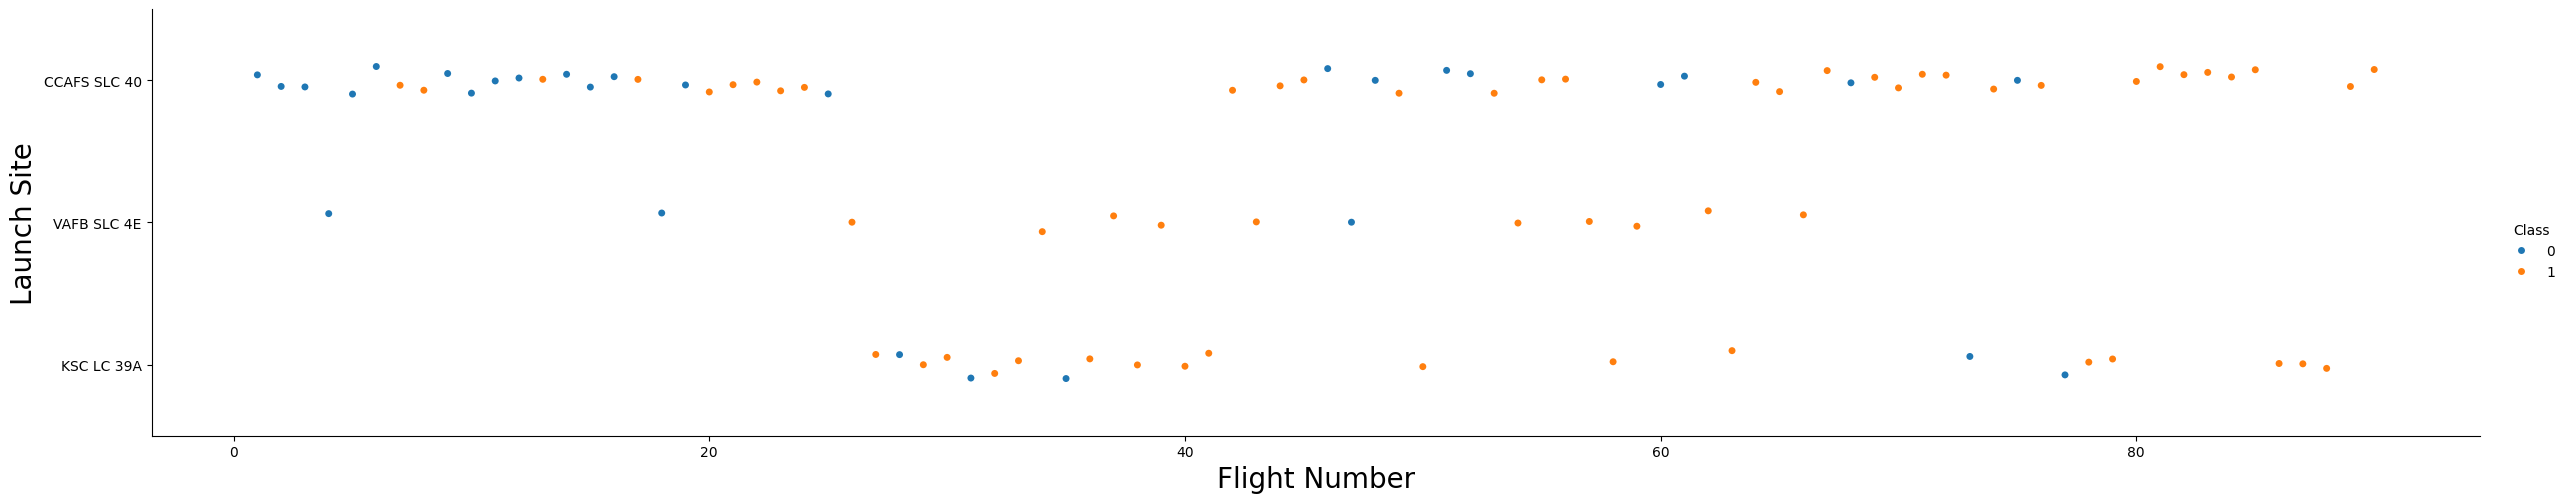
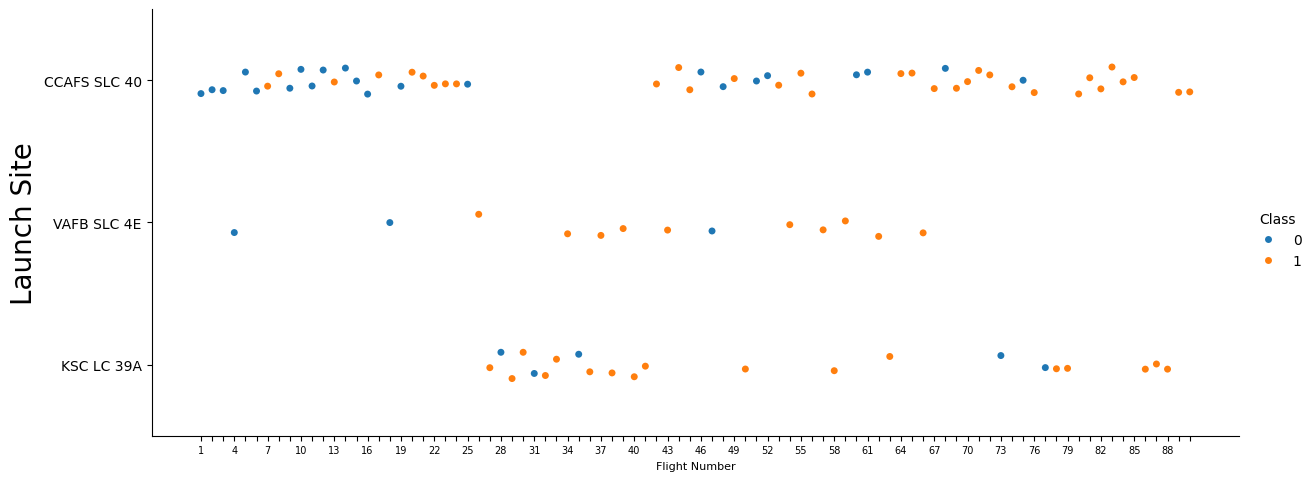
Code edit (unified diff) that turned the first committed figure into the second:
--- before
+++ after
@@ -1,5 +1,16 @@
 # Plot a scatter point chart with x axis to be Flight Number and y axis to be the launch site, and hue to be the class value
-sns.catplot(y="LaunchSite", x="FlightNumber", hue="Class", data=df, aspect = 5)
-plt.xlabel("Flight Number",fontsize=20)
+T=sns.catplot(y="LaunchSite", x="FlightNumber", hue="Class", data=df, aspect = 2.5)
+plt.xlabel("Flight Number",fontsize=8)
 plt.ylabel("Launch Site",fontsize=20)
+
+ax = T.axes[0, 0]
+# Manually set one tick per flight number
+flight_numbers = sorted(df["FlightNumber"].unique())
+ax.set_xticks(flight_numbers)
+ax.set_xticklabels(flight_numbers, fontsize=7)
+
+# Now filter to show every 3rd label
+for i, label in enumerate(ax.get_xticklabels()):
+    if i % 3 != 0:
+        label.set_visible(False)
 plt.show()

Commit: Update jupyter-labs-eda-dataviz_s.ipynb